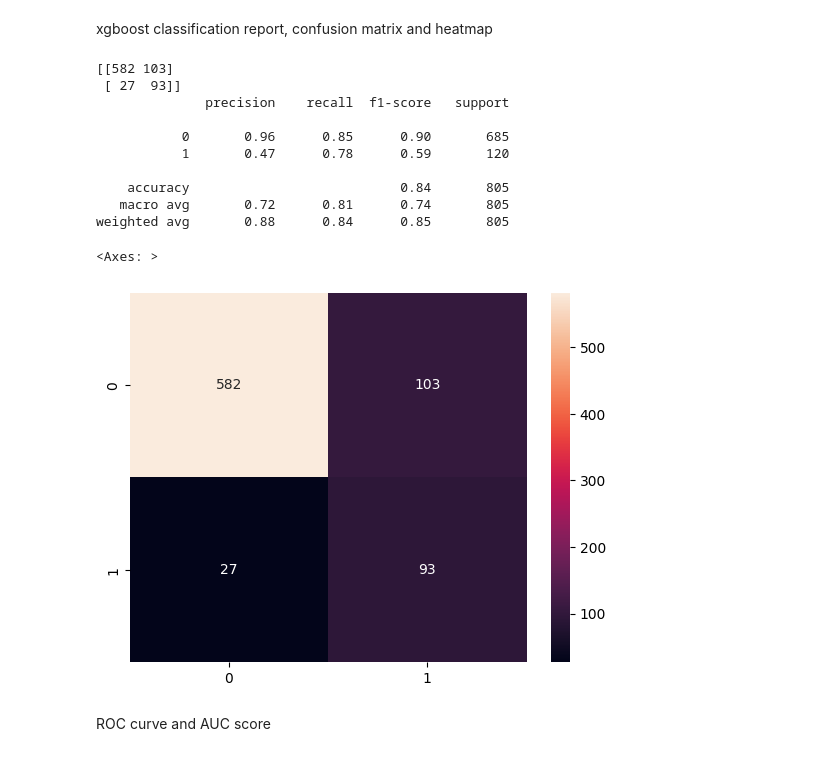
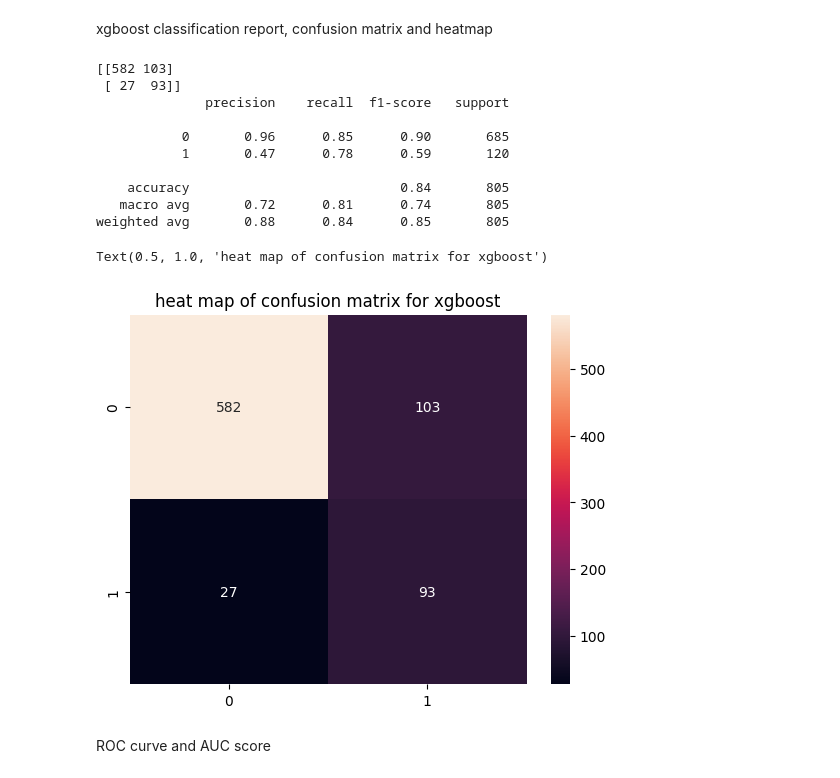
Before and after one commit to ahmedfouad00-coder/breast-cancer-survival-prediction, a Jupyter notebook: breast cancer.ipynb, the cells around one changed output. Saved outputs shown, nothing was run; the diff lists cells and outputs as text; code cells hidden in the pictures.

```diff
--- a/breast cancer.ipynb
+++ b/breast cancer.ipynb
@@ -188,24 +188,25 @@ xgboost classification report, confusion matrix and heatmap
 # %%
 y_pred_xgb=XGB.predict(x_test)
 y_proba_xgb = XGB.predict_proba(x_test)[:, 1]
 cm=confusion_matrix(y_test,y_pred_xgb)
 print(cm)
 
 print(classification_report(y_test,y_pred_xgb))
 sns.heatmap(cm,annot=True,fmt='d')
+plt.title('heat map of confusion matrix for xgboost')
 # %% [output]
 [[582 103]
  [ 27  93]]
               precision    recall  f1-score   support
 
            0       0.96      0.85      0.90       685
            1       0.47      0.78      0.59       120
 
     accuracy                           0.84       805
    macro avg       0.72      0.81      0.74       805
 weighted avg       0.88      0.84      0.85       805
-<Axes: >
+Text(0.5, 1.0, 'heat map of confusion matrix for xgboost')
-[figure, old version]
+[figure, new version]
 # %% [markdown]
 ROC curve and AUC score
 # %%
```
Also changed, not shown: parts of 7 cells of this notebook.
